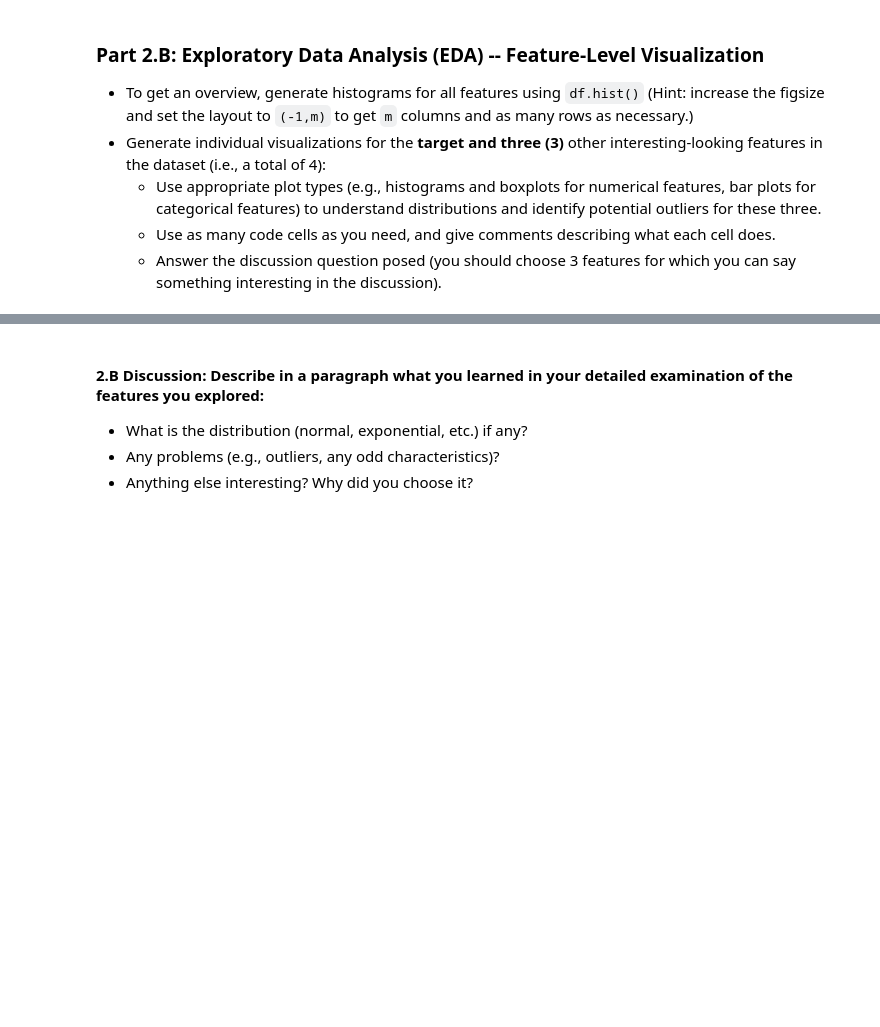
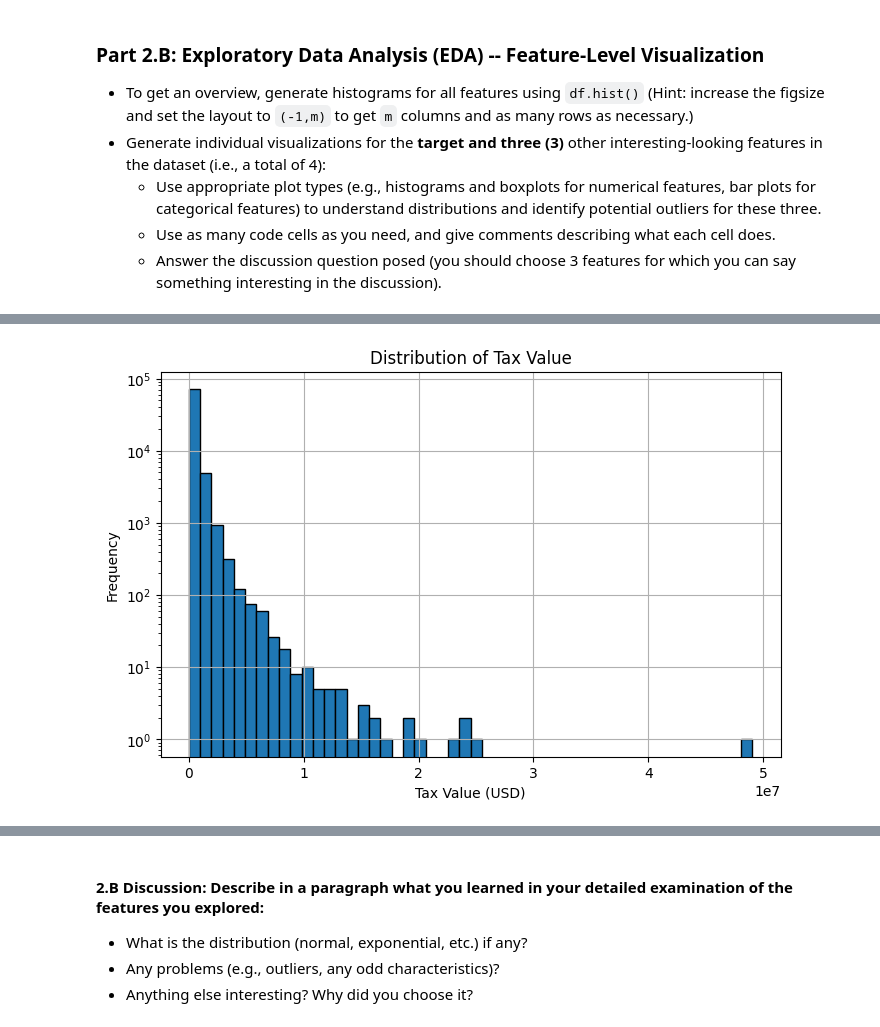
Before and after one commit to Rocking-Priya/Module-3-Assignments, a Jupyter notebook: Milestone_01.ipynb, the cells around one changed output, grey strips where cells are left out. Drawn from its saved outputs; the diff is of its cells as text; code cells hidden in the pictures; blank space fills up the shorter version.

```diff
--- a/Milestone_01.ipynb
+++ b/Milestone_01.ipynb
@@ -282,0 +289,10 @@ Index(['parcelid', 'airconditioningtypeid', 'architecturalstyletypeid',
+# %%
+plt.figure(figsize=(8, 5))
+df['taxvaluedollarcnt'].hist(bins=50, edgecolor='black')
+plt.xlabel("Tax Value (USD)")
+plt.ylabel("Frequency")
+plt.title("Distribution of Tax Value")
+plt.yscale('log')  # Log scale for better visualization
+plt.show()
+# %% [output]
+[figure, added]
```
Also changed, not shown: parts of 4 cells of this notebook.
